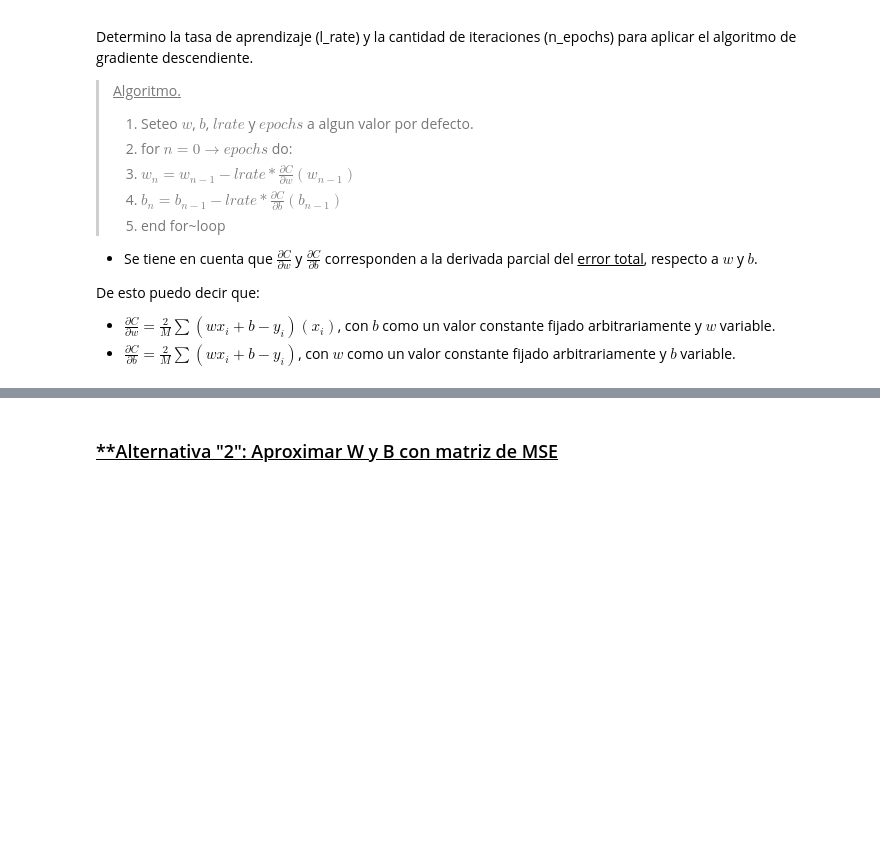
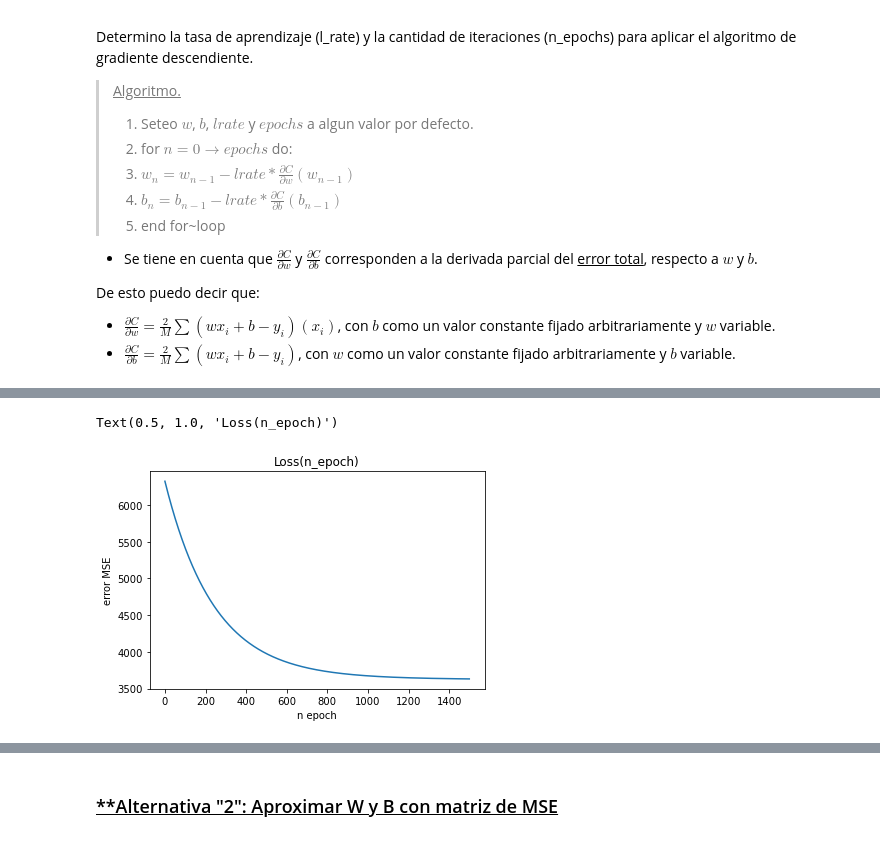
Before and after one commit to SebasAndres/DataScience-IA-Stanford, a Jupyter notebook: Simple Linear Regression (from scratch) ~ Sebi.ipynb, the cells around one changed output, grey strips where cells are left out. Saved outputs shown, nothing was run; the diff lists cells and outputs as text; code cells hidden in the pictures; blank space fills up the shorter version.

```diff
--- a/Simple Linear Regression (from scratch) ~ Sebi.ipynb
+++ b/Simple Linear Regression (from scratch) ~ Sebi.ipynb
@@ -179,3 +183,11 @@ model.coefs()
+# %%
+plt.plot(range(0, len(model.loss_per_epoch)), model.loss_per_epoch)
+plt.xlabel('n epoch')
+plt.ylabel('error MSE')
+plt.title ('Loss(n_epoch)')
+# %% [output]
+Text(0.5, 1.0, 'Loss(n_epoch)')
+[figure, added]
 # %%
 model.test(x_test, y_test)
 # %% [output]
```
Also changed, not shown: parts of 8 cells of this notebook, 1 other file.
